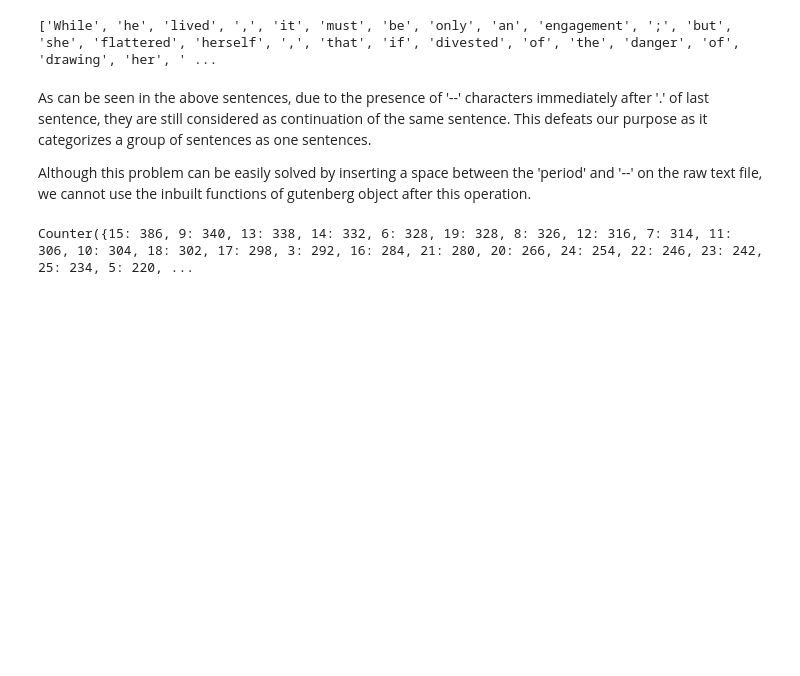
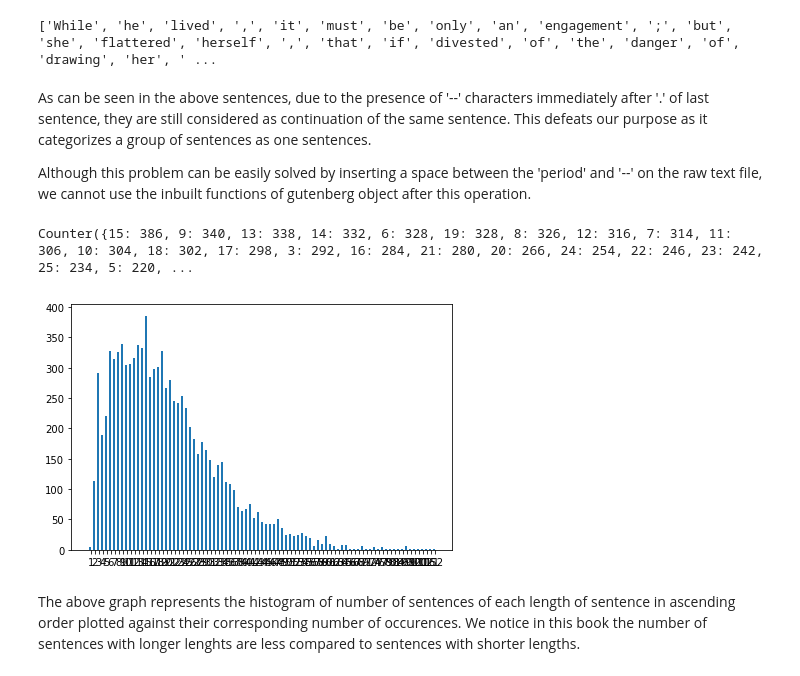
Before and after one commit to saratrajput/nltk_parsing, a Jupyter notebook: Borello_Mazzola_Pattar_hw7.ipynb, the cells around one changed output. Drawn from its saved outputs; the diff is of its cells as text; code cells hidden in the pictures; blank space fills up the shorter version.

```diff
--- a/Borello_Mazzola_Pattar_hw7.ipynb
+++ b/Borello_Mazzola_Pattar_hw7.ipynb
@@ -113,3 +113,21 @@ Counter({15: 386, 9: 340, 13: 338, 14: 332, 6: 328, 19: 328, 8: 326, 12: 316, 7:
 # arranging list of 'sentence lengths' in ascending order
 
 sort_sent_len = sorted(sent_len)
+# print(sort_sent_len)
+sort_occurences = Counter(sort_sent_len)
+# print(sort_occurences)
+# %%
+# for plotting the histogram of grouped sentence lengths in ascending order
+import numpy as np
+import matplotlib.pyplot as plt
+labels, values = zip(*sort_occurences.items())
+indexes = np.arange(len(labels))
+width = 0.5
+plt.bar(indexes, values, width)
+plt.xticks(indexes + width * 0.5, labels)
+plt.tight_layout()
+plt.show()
+# %% [output]
+[figure, added]
+# %% [markdown]
+The above graph represents the histogram of number of sentences of each length of sentence in ascending order plotted against their corresponding number of occurences. We notice in this book the number of sentences with longer lenghts are less compared to sentences with shorter lengths.
```
